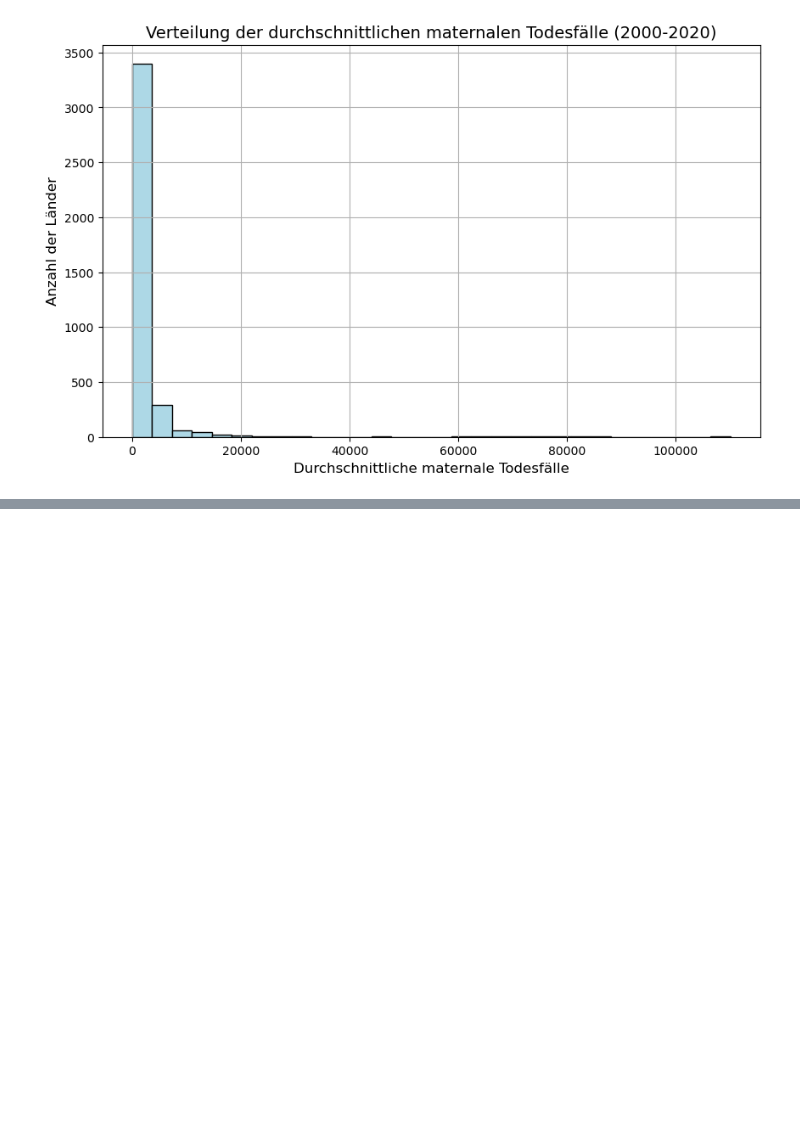
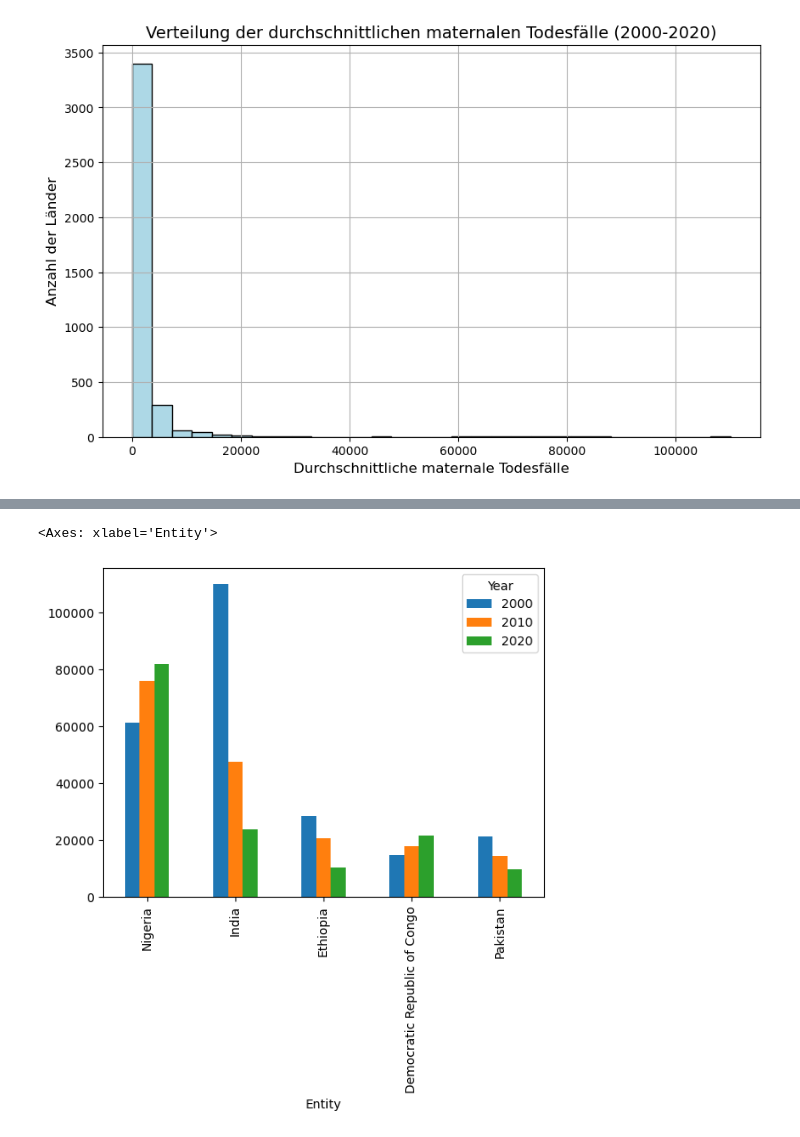
Before and after one commit to naulichi/PandasLN, a Jupyter notebook: Leistungsnachweis_NauliChiara.ipynb, the cells around one changed output, grey strips where cells are left out. Cells and saved outputs as stored; diff of their text form; code cells hidden in the pictures; blank space fills up the shorter version.

```diff
--- a/Leistungsnachweis_NauliChiara.ipynb
+++ b/Leistungsnachweis_NauliChiara.ipynb
@@ -310,0 +325,5 @@ plt.show()
+# %%
+top5.loc[[2000,2010,2020],:].T.plot(kind='bar')
+# %% [output]
+<Axes: xlabel='Entity'>
+[figure, added]
```
Also changed, not shown: parts of 4 cells of this notebook.
